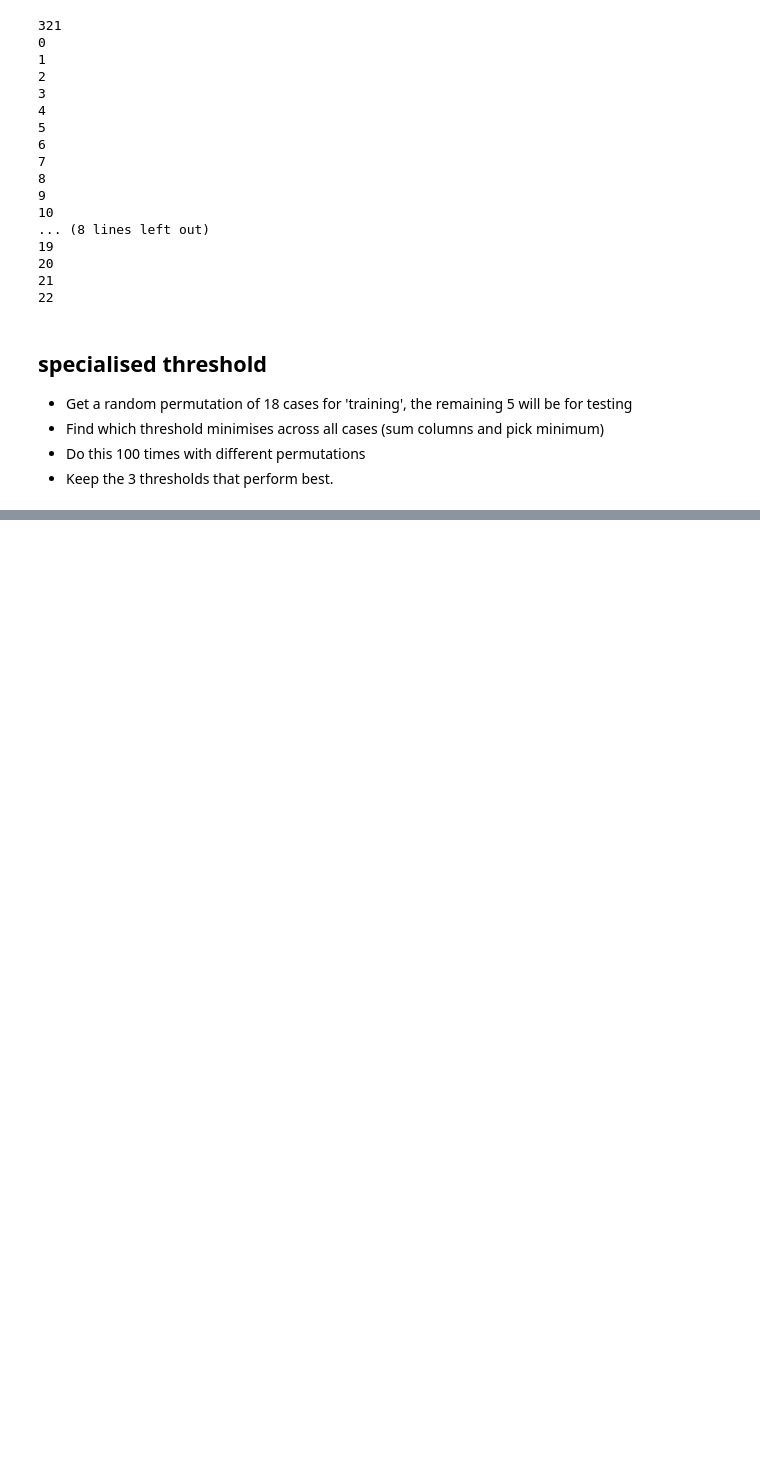
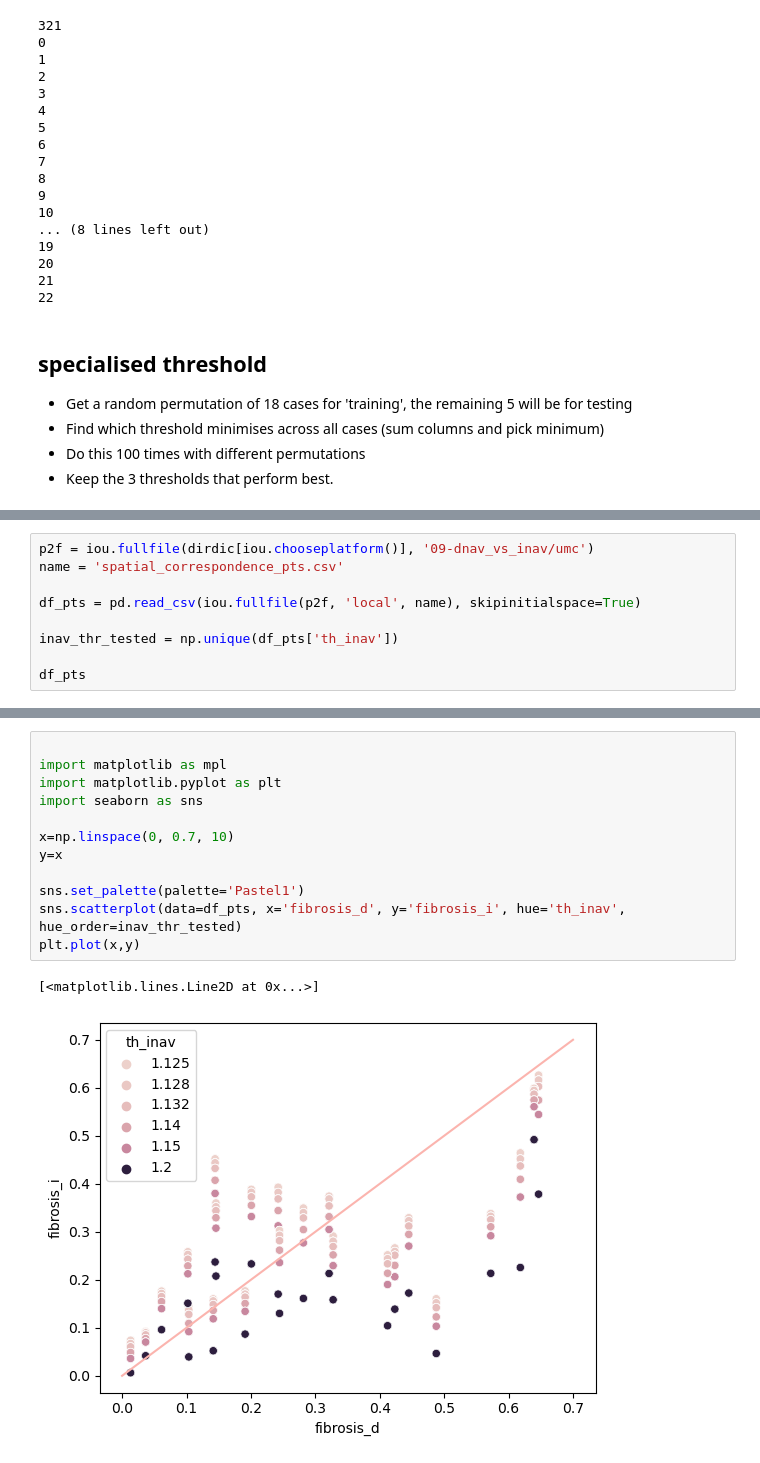
Before and after one commit to alonsoJASL/imatools, a Jupyter notebook: ipynb/df_test.ipynb, the cells around one changed output, grey strips where cells are left out. Cells and saved outputs as stored; diff of their text form; blank space fills up the shorter version.

```diff
--- a/ipynb/df_test.ipynb
+++ b/ipynb/df_test.ipynb
@@ -420,0 +404,9 @@ array([[1.67628982e-01, 1.66534722e-01, 1.65394554e-01, ...,
+# %%
+p2f = iou.fullfile(dirdic[iou.chooseplatform()], '09-dnav_vs_inav/umc')
+name = 'spatial_correspondence_pts.csv'
+
+df_pts = pd.read_csv(iou.fullfile(p2f, 'local', name), skipinitialspace=True)
+
+inav_thr_tested = np.unique(df_pts['th_inav'])
+
+df_pts
@@ -420,0 +427,15 @@ array([[1.67628982e-01, 1.66534722e-01, 1.65394554e-01, ...,
+# %%
+
+import matplotlib as mpl
+import matplotlib.pyplot as plt
+import seaborn as sns
+
+x=np.linspace(0, 0.7, 10)
+y=x
+
+sns.set_palette(palette='Pastel1')
+sns.scatterplot(data=df_pts, x='fibrosis_d', y='fibrosis_i', hue='th_inav', hue_order=inav_thr_tested)
+plt.plot(x,y)
+# %% [output]
+[<matplotlib.lines.Line2D at 0x...>]
+[figure, added]
```
Also changed, not shown: parts of 19 cells of this notebook.
